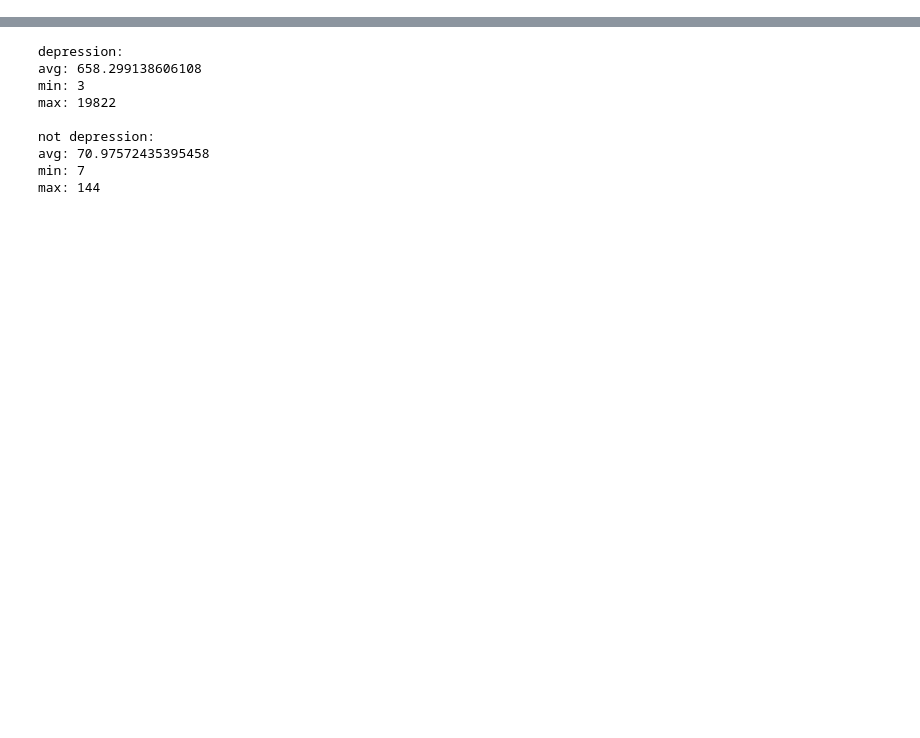
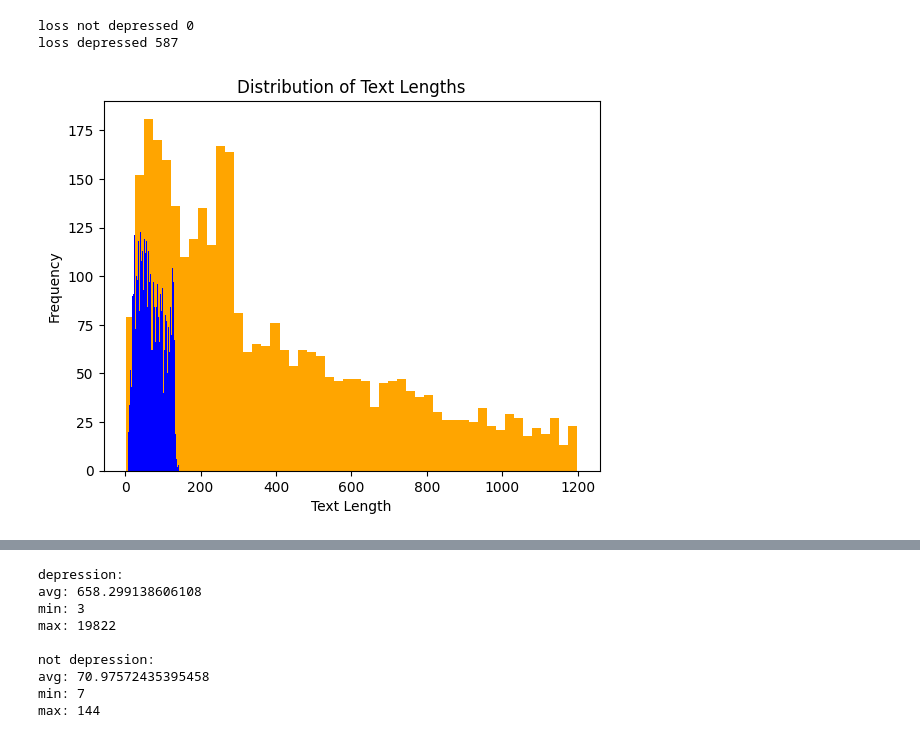
Before and after one commit to smoothjass/this-is-depression, a Jupyter notebook: this-is-depression.ipynb, the cells around one changed output, grey strips where cells are left out. Cells and saved outputs as stored; diff of their text form; code cells hidden in the pictures; blank space fills up the shorter version.

```diff
--- a/this-is-depression.ipynb
+++ b/this-is-depression.ipynb
@@ -14,0 +38,30 @@ data = pd.read_csv("depression_dataset_reddit_cleaned.csv", names=["text", "is_d
+# %%
+data["length"] = data["text"].apply(len)
+
+notDepressed = data[data["is_depression"] == 0]
+depressed = data[data["is_depression"] == 1]
+
+nD = len(notDepressed)
+d = len(depressed)
+
+# for better visualization
+notDepressed = notDepressed[notDepressed["length"] < 1200]
+depressed = depressed[depressed["length"] < 1200]
+
+# how many posts did we lose
+print(f"loss not depressed {nD - len(notDepressed)}")
+print(f"loss depressed {d - len(depressed)}")
+
+plt.hist(depressed['length'], color='orange', bins=50)
+plt.hist(notDepressed['length'],color='blue', bins=50)
+
+
+
+plt.title('Distribution of Text Lengths')
+plt.xlabel('Text Length')
+plt.ylabel('Frequency')
+plt.show()
+# %% [output]
+loss not depressed 0
+loss depressed 587
+[figure, added]
```
Also changed, not shown: parts of 13 cells of this notebook.
